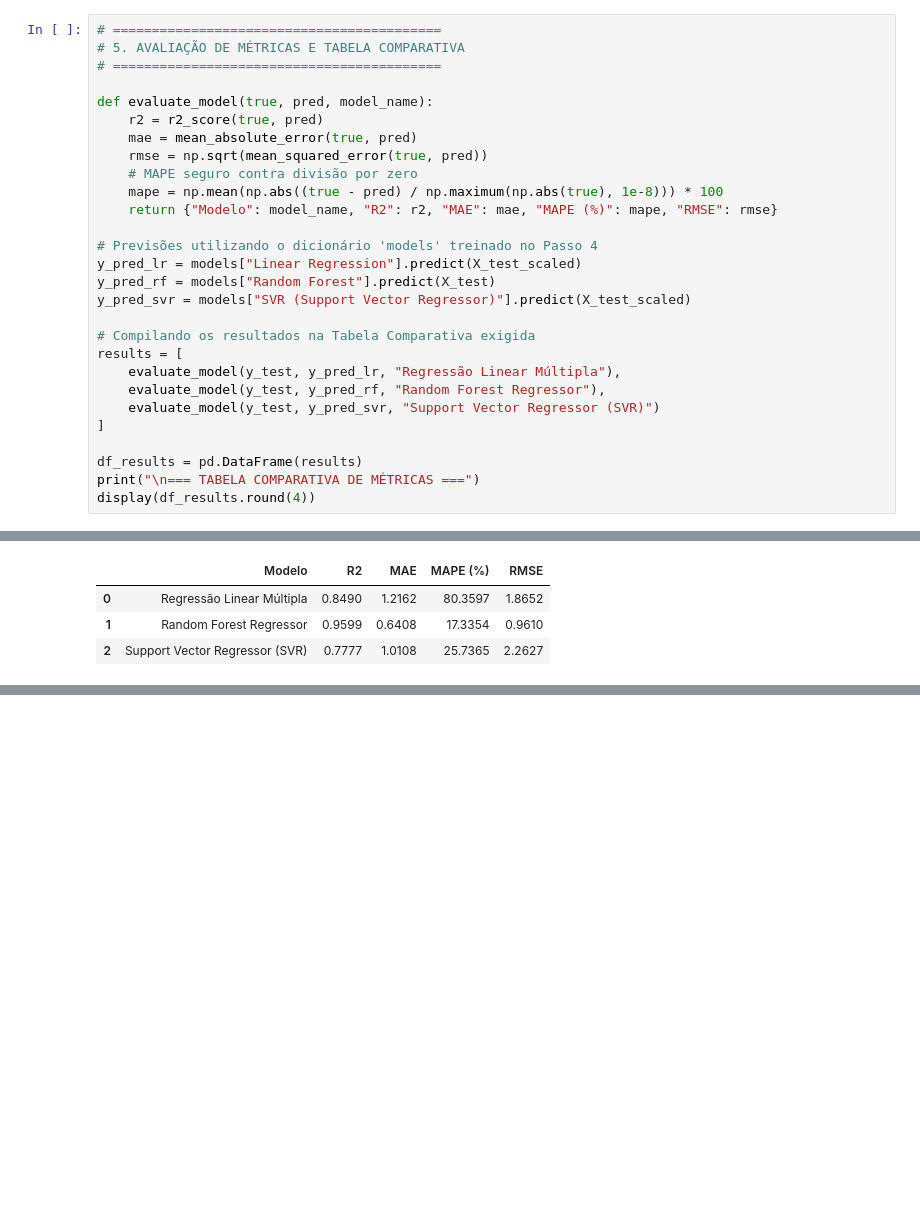
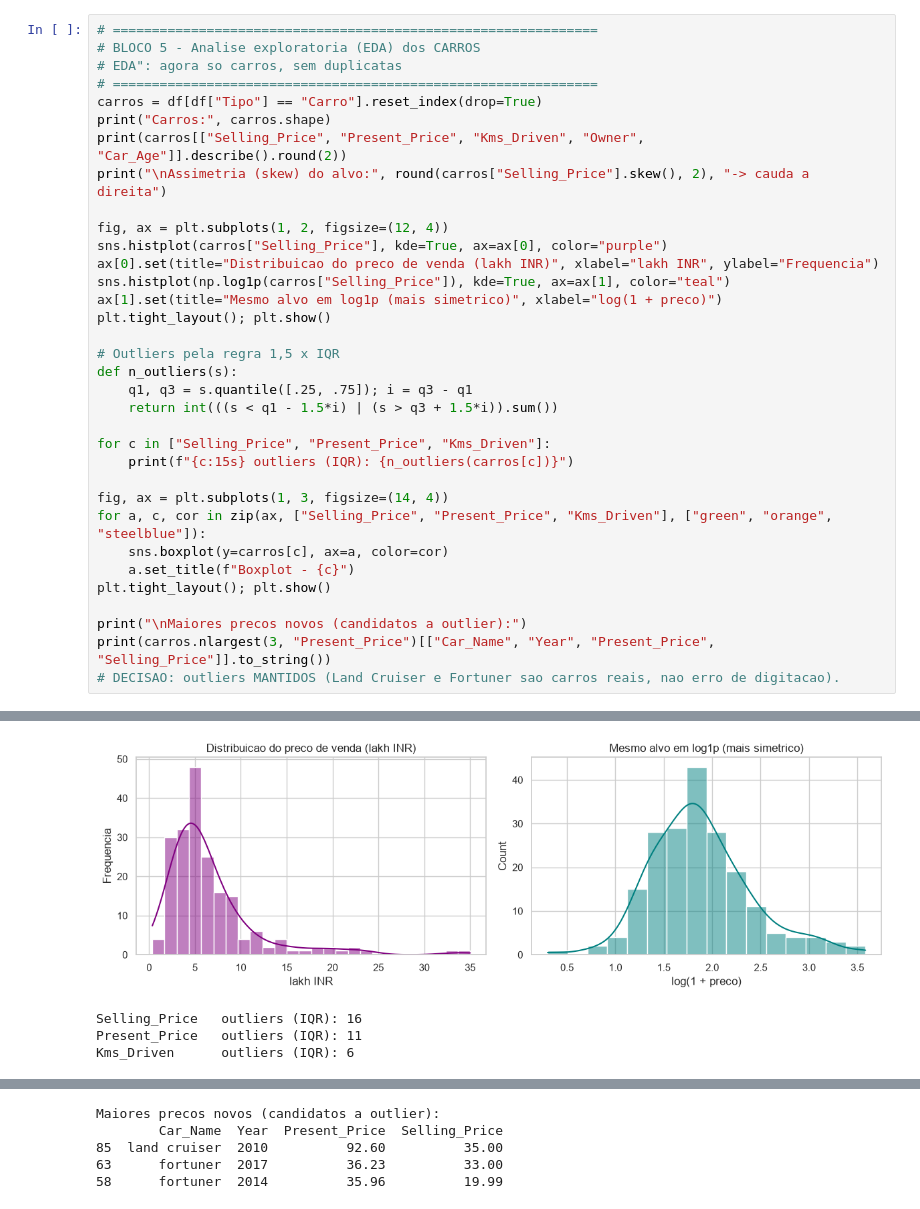
Before and after one commit to miltonwagner/Aula3.2_ML-HelloStreamlit, a Jupyter notebook: analise_veiculos.ipynb, the cells around one changed output, grey strips where cells are left out. Drawn from its saved outputs; the diff is of its cells as text; blank space fills up the shorter version.

```diff
--- a/analise_veiculos.ipynb
+++ b/analise_veiculos.ipynb
@@ -47,29 +254,35 @@ plt.show()
 # %%
-# ==========================================
-# 5. AVALIAÇÃO DE MÉTRICAS E TABELA COMPARATIVA
-# ==========================================
+# ==============================================================
+# BLOCO 5 - Analise exploratoria (EDA) dos CARROS
+# EDA": agora so carros, sem duplicatas
+# ==============================================================
+carros = df[df["Tipo"] == "Carro"].reset_index(drop=True)
+print("Carros:", carros.shape)
+print(carros[["Selling_Price", "Present_Price", "Kms_Driven", "Owner", "Car_Age"]].describe().round(2))
+print("\nAssimetria (skew) do alvo:", round(carros["Selling_Price"].skew(), 2), "-> cauda a direita")
 
-def evaluate_model(true, pred, model_name):
-    r2 = r2_score(true, pred)
-    mae = mean_absolute_error(true, pred)
-    rmse = np.sqrt(mean_squared_error(true, pred))
-    # MAPE seguro contra divisão por zero
-    mape = np.mean(np.abs((true - pred) / np.maximum(np.abs(true), 1e-8))) * 100
-    return {"Modelo": model_name, "R2": r2, "MAE": mae, "MAPE (%)": mape, "RMSE": rmse}
+fig, ax = plt.subplots(1, 2, figsize=(12, 4))
+sns.histplot(carros["Selling_Price"], kde=True, ax=ax[0], color="purple")
+ax[0].set(title="Distribuicao do preco de venda (lakh INR)", xlabel="lakh INR", ylabel="Frequencia")
+sns.histplot(np.log1p(carros["Selling_Price"]), kde=True, ax=ax[1], color="teal")
+ax[1].set(title="Mesmo alvo em log1p (mais simetrico)", xlabel="log(1 + preco)")
+plt.tight_layout(); plt.show()
 
-# Previsões utilizando o dicionário 'models' treinado no Passo 4
-y_pred_lr = models["Linear Regression"].predict(X_test_scaled)
-y_pred_rf = models["Random Forest"].predict(X_test)
-y_pred_svr = models["SVR (Support Vector Regressor)"].predict(X_test_scaled)
+# Outliers pela regra 1,5 x IQR
+def n_outliers(s):
+    q1, q3 = s.quantile([.25, .75]); i = q3 - q1
+    return int(((s < q1 - 1.5*i) | (s > q3 + 1.5*i)).sum())
 
-# Compilando os resultados na Tabela Comparativa exigida
-results = [
-    evaluate_model(y_test, y_pred_lr, "Regressão Linear Múltipla"),
-    evaluate_model(y_test, y_pred_rf, "Random Forest Regressor"),
-    evaluate_model(y_test, y_pred_svr, "Support Vector Regressor (SVR)")
-]
+for c in ["Selling_Price", "Present_Price", "Kms_Driven"]:
+    print(f"{c:15s} outliers (IQR): {n_outliers(carros[c])}")
 
-df_results = pd.DataFrame(results)
-print("\n=== TABELA COMPARATIVA DE MÉTRICAS ===")
-display(df_results.round(4))
+fig, ax = plt.subplots(1, 3, figsize=(14, 4))
+for a, c, cor in zip(ax, ["Selling_Price", "Present_Price", "Kms_Driven"], ["green", "orange", "steelblue"]):
+    sns.boxplot(y=carros[c], ax=a, color=cor)
+    a.set_title(f"Boxplot - {c}")
+plt.tight_layout(); plt.show()
+
+print("\nMaiores precos novos (candidatos a outlier):")
+print(carros.nlargest(3, "Present_Price")[["Car_Name", "Year", "Present_Price", "Selling_Price"]].to_string())
+# DECISAO: outliers MANTIDOS (Land Cruiser e Fortuner sao carros reais, nao erro de digitacao).
 # %% [output]
@@ -77,4 +301,4 @@ display(df_results.round(4))
-|  | Modelo | R2 | MAE | MAPE (%) | RMSE |
-| 0 | Regressão Linear Múltipla | 0.8490 | 1.2162 | 80.3597 | 1.8652 |
-| 1 | Random Forest Regressor | 0.9599 | 0.6408 | 17.3354 | 0.9610 |
-| 2 | Support Vector Regressor (SVR) | 0.7777 | 1.0108 | 25.7365 | 2.2627 |
+[figure, added]
+Selling_Price   outliers (IQR): 16
+Present_Price   outliers (IQR): 11
+Kms_Driven      outliers (IQR): 6
@@ -81,2 +306,7 @@ display(df_results.round(4))
+Maiores precos novos (candidatos a outlier):
+        Car_Name  Year  Present_Price  Selling_Price
+85  land cruiser  2010          92.60          35.00
+63      fortuner  2017          36.23          33.00
+58      fortuner  2014          35.96          19.99
 # %%
 # ==========================================
```
Also changed, not shown: parts of 13 cells of this notebook, 6 other files.
